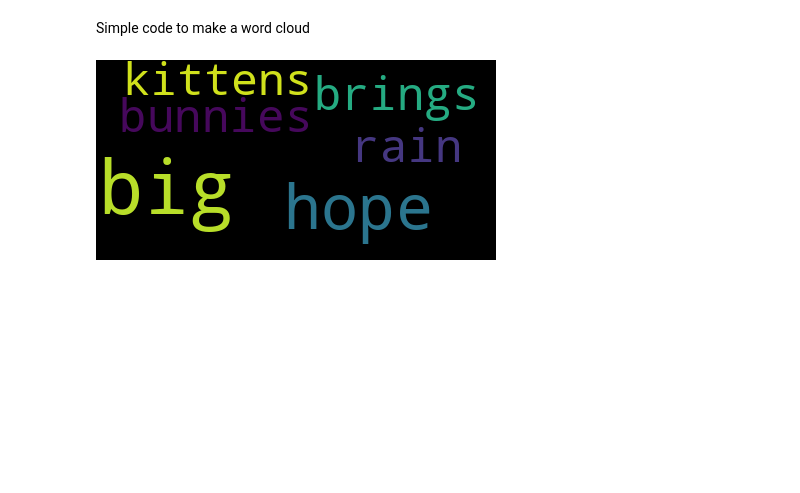
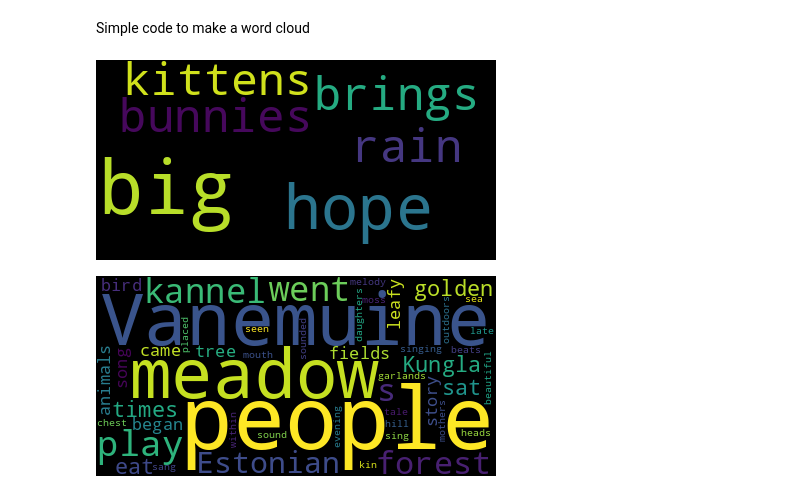
Before and after one commit to taisiia-blip/dt-2025-data-visualisation, a Jupyter notebook: class_work/21.11.ipynb, the cells around one changed output. Saved outputs shown, nothing was run; the diff lists cells and outputs as text; code cells hidden in the pictures; blank space fills up the shorter version.

```diff
--- a/class_work/21.11.ipynb
+++ b/class_work/21.11.ipynb
@@ -31,4 +31,9 @@ img.show()
 # %%
 import urllib.request # this we use to work with URLs
 
-text = urllib.request.urlopen("").read().decode("utf-8") # decode("utf-8") to convert it into a readible file for python
+text = urllib.request.urlopen("https://raw.githubusercontent.com/taisiia-blip/dt-2025-data-visualisation/refs/heads/codespace-jubilant-orbit-gr97595599x39g76/class_work/yo.txt").read().decode("utf-8") # decode("utf-8") to convert it into a readible file for python
+text[:50]
+
+WordCloud().generate_from_text(text).to_image()
+# %% [output]
+[figure, added]
```
Also changed, not shown: parts of 4 cells of this notebook, 2 other files.
